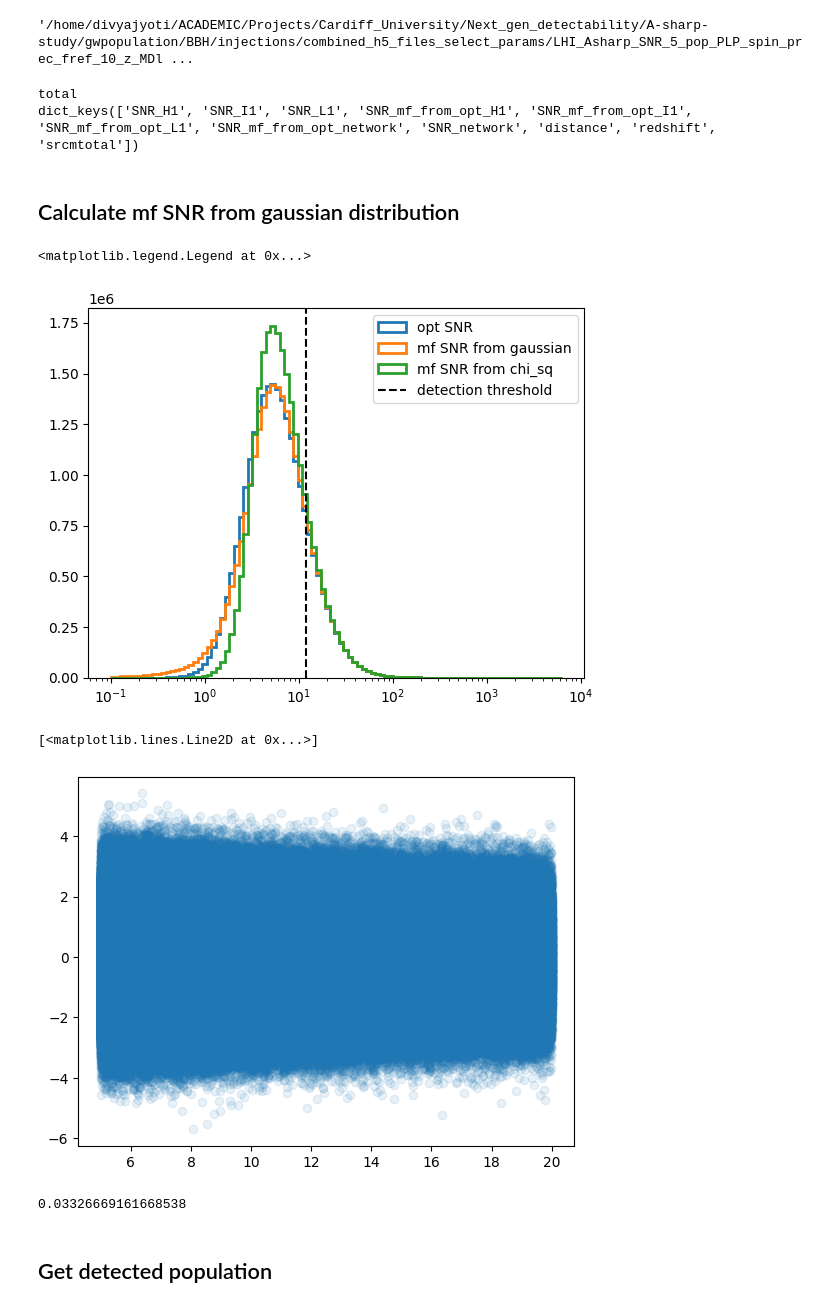
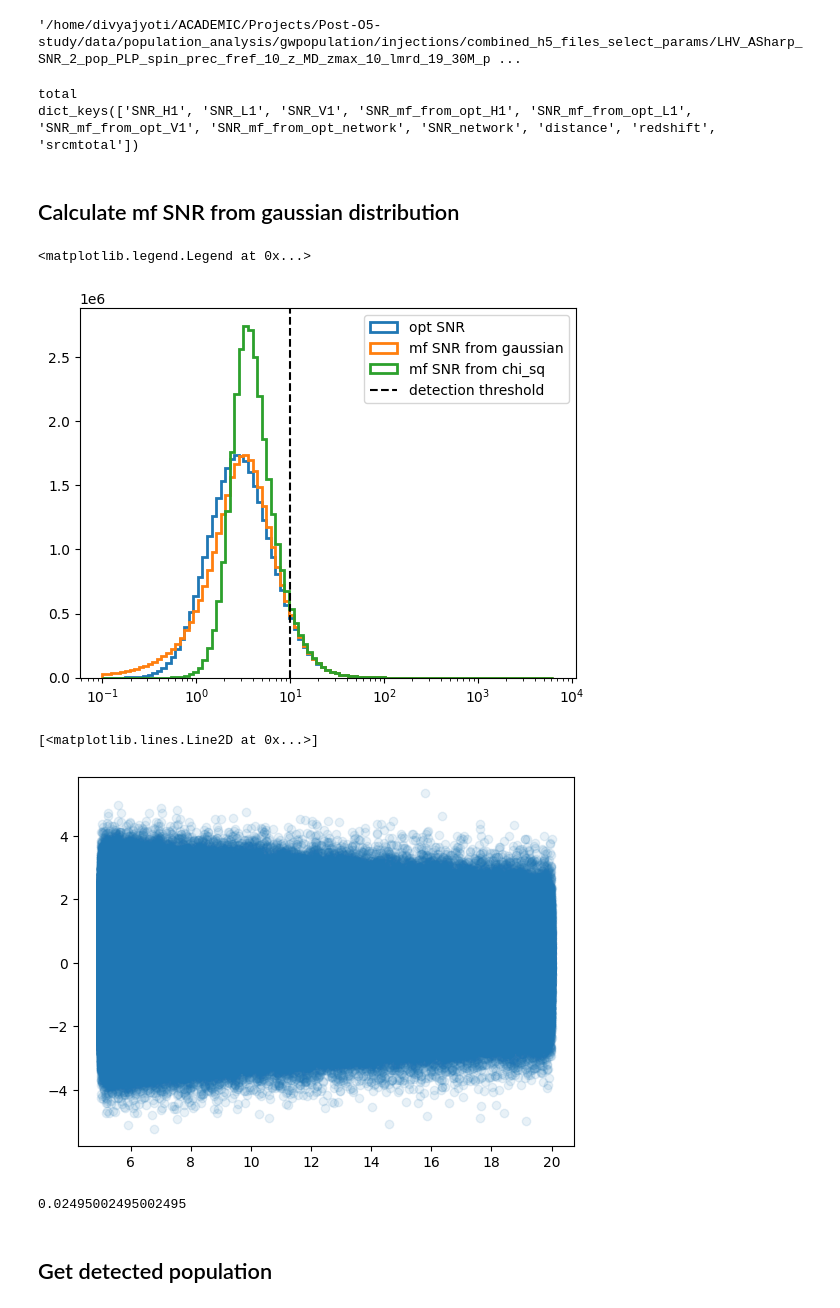
Before and after one commit to divyajyoti09/next_gen_detect, a Jupyter notebook: A-sharp_z_peak_mapping/gwpopulation/calc_SNR_from_gaussian_injs.ipynb, the cells around one changed output. Cells and saved outputs as stored; diff of their text form; code cells hidden in the pictures.

```diff
--- a/A-sharp_z_peak_mapping/gwpopulation/calc_SNR_from_gaussian_injs.ipynb
+++ b/A-sharp_z_peak_mapping/gwpopulation/calc_SNR_from_gaussian_injs.ipynb
@@ -7,10 +7,10 @@ import numpy as np
 from tqdm import tqdm
 import pylab as plt
 # %%
-project_dir = '/home/divyajyoti/ACADEMIC/Projects/Cardiff_University/Next_gen_detectability/A-sharp-study'
-netw = 'LHI_Asharp'
+project_dir = '/home/divyajyoti/ACADEMIC/Projects/Post-O5-study/data/population_analysis'
+netw = 'LHV_ASharp'
 #netw = 'CE4020ET123_CoBA10'
-pop_num = 5
+pop_num = 2
 if pop_num == 2:
     pop_str = 'MD'
 elif pop_num == 4:
@@ -19,15 +19,15 @@ elif pop_num == 5:
     pop_str = 'MDlow_zp_1.54'
 fref_str = 'fref_10_'
 #fref_str = ''
-num_points_str = '24M'
+num_points_str = '30M'
 extra_str = '_total'
-study_label = f'{netw}_SNR_{pop_num}_pop_PLP_spin_prec_{fref_str}z_{pop_str}_zmax_10_lmrd_22_corrected_td'
+study_label = f'{netw}_SNR_{pop_num}_pop_PLP_spin_prec_{fref_str}z_{pop_str}_zmax_10_lmrd_19'
 inj_file = os.path.join(project_dir,
-                        'gwpopulation/BBH/injections/combined_h5_files_select_params',
+                        'gwpopulation/injections/combined_h5_files_select_params',
                         f'{study_label}_{num_points_str}_points_XPHM{extra_str}.h5')
 inj_file
 # %% [output]
-'/home/divyajyoti/ACADEMIC/Projects/Cardiff_University/Next_gen_detectability/A-sharp-study/gwpopulation/BBH/injections/combined_h5_files_select_params/LHI_Asharp_SNR_5_pop_PLP_spin_prec_fref_10_z_MDl ...
+'/home/divyajyoti/ACADEMIC/Projects/Post-O5-study/data/population_analysis/gwpopulation/injections/combined_h5_files_select_params/LHV_ASharp_SNR_2_pop_PLP_spin_prec_fref_10_z_MD_zmax_10_lmrd_19_30M_p ...
 # %%
 inj_data = load_results_from_h5(inj_file)
 # %%
@@ -36,7 +36,7 @@ for key in inj_data.keys():
     print(inj_data[key].keys())
 # %% [output]
 total
-dict_keys(['SNR_H1', 'SNR_I1', 'SNR_L1', 'SNR_mf_from_opt_H1', 'SNR_mf_from_opt_I1', 'SNR_mf_from_opt_L1', 'SNR_mf_from_opt_network', 'SNR_network', 'distance', 'redshift', 'srcmtotal'])
+dict_keys(['SNR_H1', 'SNR_L1', 'SNR_V1', 'SNR_mf_from_opt_H1', 'SNR_mf_from_opt_L1', 'SNR_mf_from_opt_V1', 'SNR_mf_from_opt_network', 'SNR_network', 'distance', 'redshift', 'srcmtotal'])
 # %% [markdown]
 ## Calculate mf SNR from gaussian distribution
 # %%
@@ -51,14 +51,14 @@ new_data['total']['SNR_mf_from_gaussian_network'] = np.array([get_netw_mf_snr_fr
 # %%
 bins = np.logspace(-1, 3.8, 100)
 plt.hist(new_data['total']['SNR_network'], label='opt SNR', histtype='step', lw=2, bins=bins)
 plt.hist(new_data['total']['SNR_mf_from_gaussian_network'], label='mf SNR from gaussian', histtype='step', lw=2, bins=bins)
 plt.hist(new_data['total']['SNR_mf_from_opt_network'], label='mf SNR from chi_sq', histtype='step', lw=2, bins=bins)
 plt.xscale('log')
-plt.axvline(12, color='k', ls='--', label='detection threshold')
+plt.axvline(10, color='k', ls='--', label='detection threshold')
 plt.legend()
 # %% [output]
 <matplotlib.legend.Legend at 0x...>
-[figure, old version]
+[figure, new version]
 # %%
 mask_5_20 = (new_data['total']['SNR_network'] > 5) & (new_data['total']['SNR_network'] < 20)
 plt.plot(new_data['total']['SNR_network'][mask_5_20],
@@ -66,14 +66,14 @@ plt.plot(new_data['total']['SNR_network'][mask_5_20],
          'o', alpha=0.1)
 # %% [output]
 [<matplotlib.lines.Line2D at 0x...>]
-[figure, old version]
+[figure, new version]
 # %%
-mask_opt_below_10 = new_data['total']['SNR_network'] < 10
-mask_mf_above_12 = new_data['total']['SNR_mf_from_gaussian_network'] >= 12
-out_of_bounds_perc = 100 * np.sum(mask_opt_below_10 & mask_mf_above_12) / len(new_data['total']['SNR_network'])
+mask_opt_below_8 = new_data['total']['SNR_network'] < 8
+mask_mf_above_10 = new_data['total']['SNR_mf_from_gaussian_network'] >= 10
+out_of_bounds_perc = 100 * np.sum(mask_opt_below_8 & mask_mf_above_10) / len(new_data['total']['SNR_network'])
 out_of_bounds_perc
 # %% [output]
-0.03326669161668538
+0.02495002495002495
 # %% [markdown]
 ## Get detected population
 # %%
```
Also changed, not shown: parts of 10 cells of this notebook, 1 other file.
